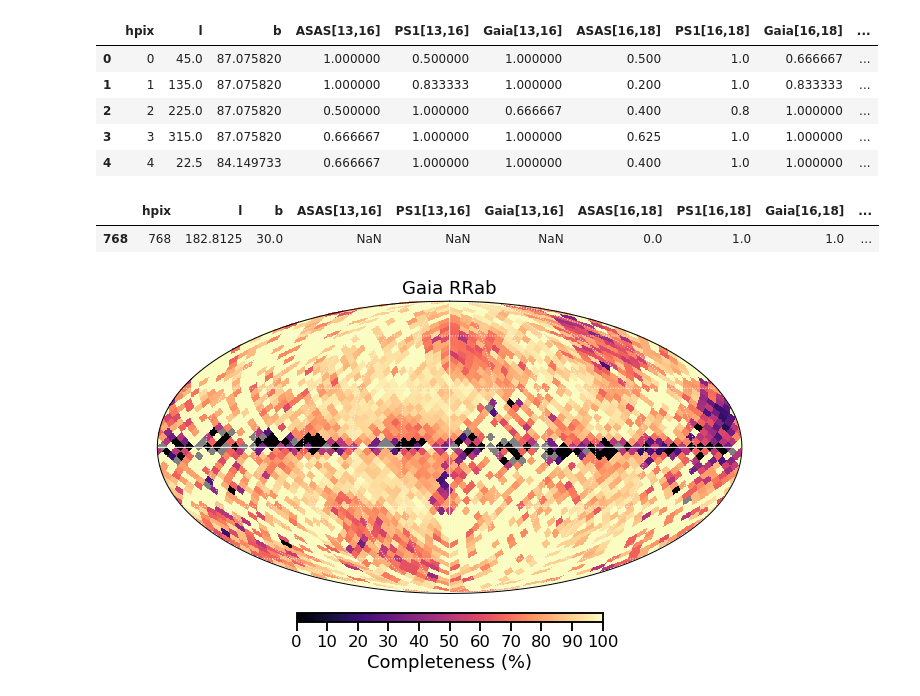
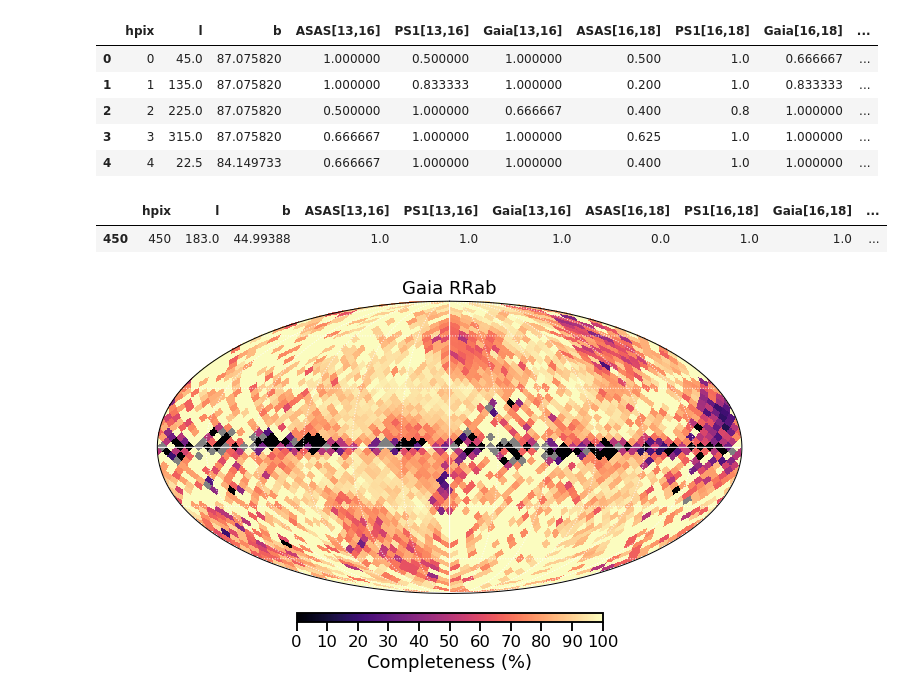
Before and after one commit to cmateu/rrl_completeness, a Jupyter notebook: examples/map_plotting_examples.ipynb, the cells around one changed output. Drawn from its saved outputs; the diff is of its cells as text; code cells hidden in the pictures.

```diff
--- a/examples/map_plotting_examples.ipynb
+++ b/examples/map_plotting_examples.ipynb
@@ -37,12 +37,12 @@ C2D.head()
 | 4 | 4 | 22.5 | 84.149733 | 0.666667 | 1.000000 | 1.000000 | 0.400 | 1.0 | 1.000000 | ... |
 # %%
 #Query one of the pre-computed completeness maps at a given line of sight
-coo = ac.SkyCoord(l=180.0*u.deg,b=30.0*u.deg,frame='galactic')
+coo = ac.SkyCoord(l=180.0*u.deg,b=45.0*u.deg,frame='galactic')
 losC = completeness_utils.query_2d_map(C2D,coo)
 losC
 # %% [output]
 |  | hpix | l | b | ASAS[13,16] | PS1[13,16] | Gaia[13,16] | ASAS[16,18] | PS1[16,18] | Gaia[16,18] | ... |
-| 768 | 768 | 182.8125 | 30.0 | NaN | NaN | NaN | 0.0 | 1.0 | 1.0 | ... |
+| 450 | 450 | 183.0 | 44.99388 | 1.0 | 1.0 | 1.0 | 0.0 | 1.0 | 1.0 | ... |
 # %%
 # Read 2D maps in the faint end (G>13), including full mag range completeness maps
 # Plot a the full completeness map for selected survey
```
Also changed, not shown: parts of 5 cells of this notebook.
